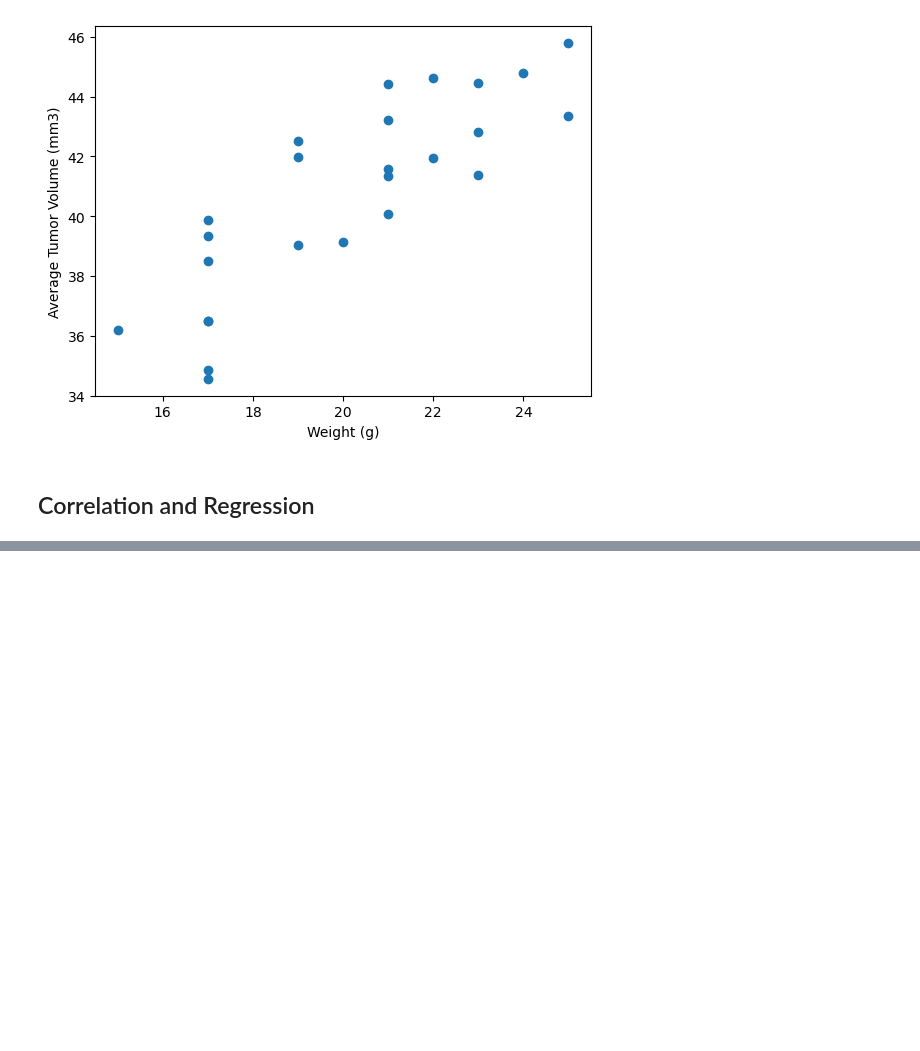
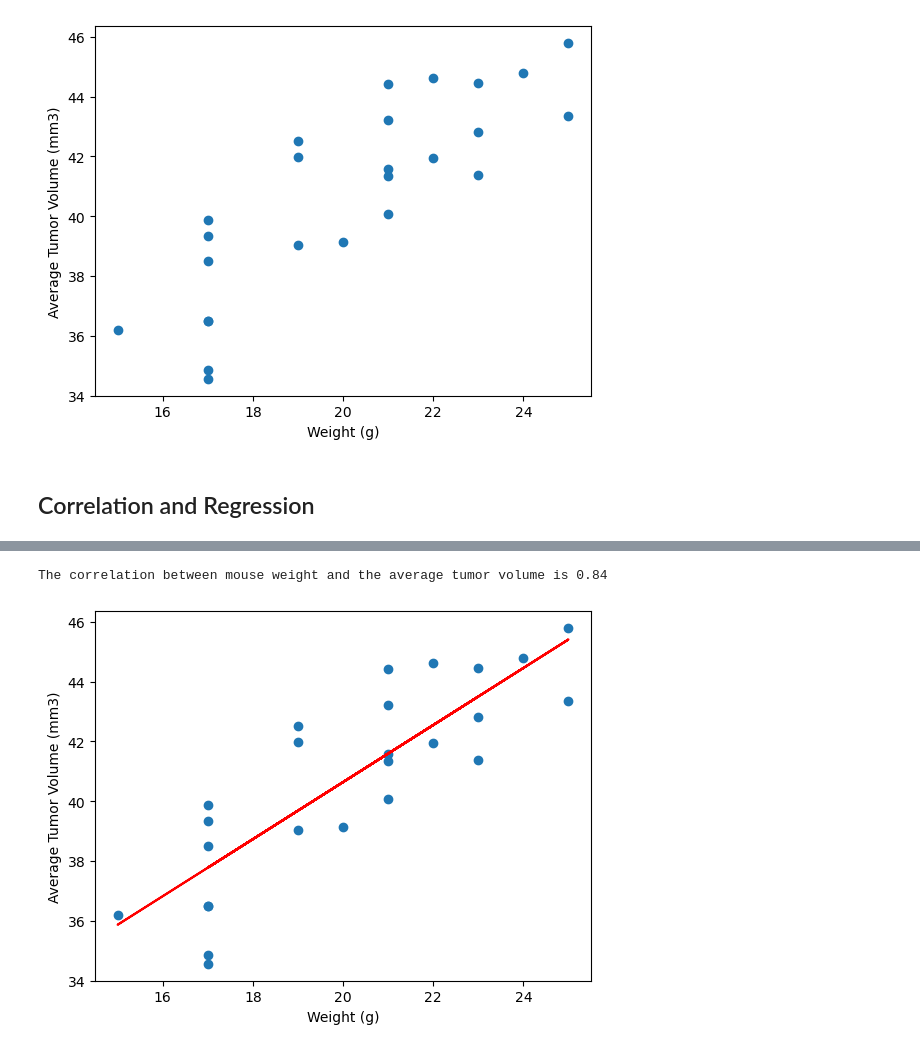
Before and after one commit to Samp-nik/pymac_assignment, a Jupyter notebook: Pymaceuticals/pymaceuticals_starter.ipynb, the cells around one changed output, grey strips where cells are left out. Saved outputs shown, nothing was run; the diff lists cells and outputs as text; code cells hidden in the pictures; blank space fills up the shorter version.

```diff
--- a/Pymaceuticals/pymaceuticals_starter.ipynb
+++ b/Pymaceuticals/pymaceuticals_starter.ipynb
@@ -312,5 +270,11 @@ co
 # %%
 # Generate a scatter plot of mouse weight vs. the average observed tumor volume for the entire Capomulin regimen
+capo = combined_df_clean[combined_df_clean['Drug Regimen'] == 'Capomulin']
+capo = capo.groupby(['Mouse ID'])[['Weight (g)','Tumor Volume (mm3)']].mean()
+plt.scatter(capo['Weight (g)'],capo['Tumor Volume (mm3)'])
+plt.xlabel('Weight (g)')
+plt.ylabel('Average Tumor Volume (mm3)')
+plt.show()
 # %% [output]
 [figure]
 # %% [markdown]
@@ -323,0 +282,18 @@ The correlation between mouse weight and the average tumor volume is 0.84
+# %%
+# Calculate the correlation coefficient and a linear regression model
+# for mouse weight and average observed tumor volume for the entire Capomulin regimen
+correlation = st.pearsonr(capo['Weight (g)'],capo['Tumor Volume (mm3)'])
+print(f"The correlation between mouse weight and the average tumor volume is {round(correlation[0],2)}")
+capo = combined_df_clean[combined_df_clean['Drug Regimen'] == 'Capomulin']
+capo = capo.groupby(['Mouse ID'])[['Weight (g)','Tumor Volume (mm3)']].mean()
+plt.scatter(capo['Weight (g)'],capo['Tumor Volume (mm3)'])
+plt.xlabel('Weight (g)')
+plt.ylabel('Average Tumor Volume (mm3)')
+(slope, intercept, rvalue, pvalue, stderr) = linregress(capo['Weight (g)'],capo['Tumor Volume (mm3)'])
+regress_values = capo['Weight (g)'] * slope + intercept
+line_eq = "y = " + str(round(slope,2)) + "x + " + str(round(intercept,2))
+plt.plot(capo['Weight (g)'],regress_values,"r-")
+plt.show()
+# %% [output]
+The correlation between mouse weight and the average tumor volume is 0.84
+[figure, added]
```
Also changed, not shown: parts of 16 cells of this notebook.
